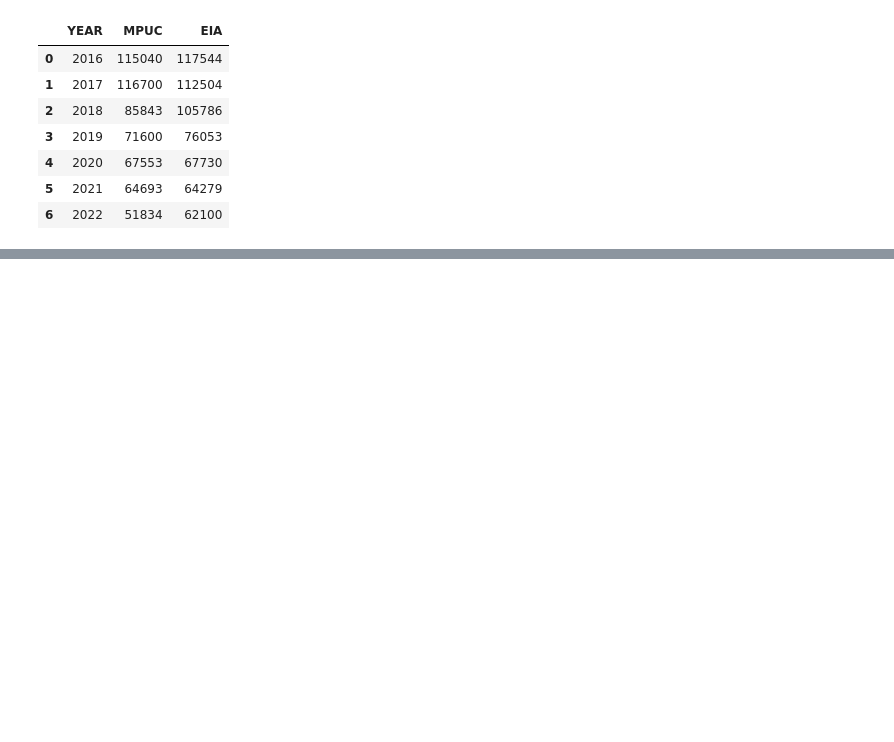
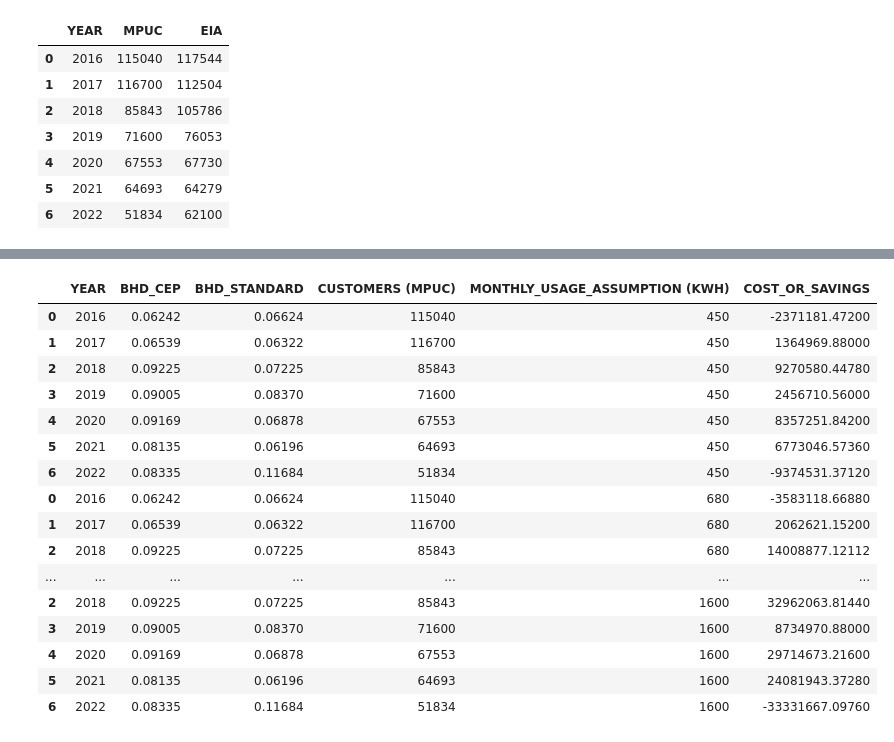
Before and after one commit to darrenfishell/data-projects, a Jupyter notebook: CEPs/eda.ipynb, the cells around one changed output, grey strips where cells are left out. Cells and saved outputs as stored; diff of their text form; code cells hidden in the pictures; blank space fills up the shorter version.

Commit message:
Add usage analysis

```diff
--- a/CEPs/eda.ipynb
+++ b/CEPs/eda.ipynb
@@ -183,6 +188,8 @@ new_row = pd.DataFrame([rates_df.columns], columns=rates_df.columns)
 rates_df = pd.concat([new_row, rates_df], ignore_index=True)
 
 rates_df.columns = ['YEAR', 'CMP_STANDARD', 'CMP_CEP', 'BHD_STANDARD', 'BHD_CEP', 'MPS_STANDARD', 'MPS_CEP']
+
+all_rates_df = rates_df.applymap(lambda x: pd.to_numeric(str(x).replace('$', ''), errors='coerce'))
 
 rates_df = rates_df.drop(columns=rates_df.columns[-2:])
 
@@ -282,0 +266,41 @@ dtype: float64
+# %%
+scenarios = np.linspace(450, 1600, 6, dtype=int)
+
+rate_diff = all_rates_df['BHD_CEP'] - all_rates_df['BHD_STANDARD']
+
+collector = []
+
+for scenario in scenarios:
+    saving_scenario = cust_df['MPUC'] * scenario * 12 * rate_diff
+
+    saving_df = pd.DataFrame()
+    saving_df['YEAR'] = cust_df['YEAR']
+    saving_df['BHD_CEP'] = all_rates_df['BHD_CEP']
+    saving_df['BHD_STANDARD'] = all_rates_df['BHD_STANDARD']
+    saving_df['CUSTOMERS (MPUC)'] = cust_df['MPUC']
+    saving_df['MONTHLY_USAGE_ASSUMPTION (KWH)'] = scenario
+    saving_df['COST_OR_SAVINGS'] = saving_scenario
+    saving_df = saving_df[~saving_df['COST_OR_SAVINGS'].isna()]
+    collector.append(saving_df)
+
+scenario_df = pd.concat(collector)
+scenario_df.to_csv('CEP_SAVING_SCENARIOS.csv', index=False)
+scenario_df
+# %% [output]
+|  | YEAR | BHD_CEP | BHD_STANDARD | CUSTOMERS (MPUC) | MONTHLY_USAGE_ASSUMPTION (KWH) | COST_OR_SAVINGS |
+| 0 | 2016 | 0.06242 | 0.06624 | 115040 | 450 | -2371181.47200 |
+| 1 | 2017 | 0.06539 | 0.06322 | 116700 | 450 | 1364969.88000 |
+| 2 | 2018 | 0.09225 | 0.07225 | 85843 | 450 | 9270580.44780 |
+| 3 | 2019 | 0.09005 | 0.08370 | 71600 | 450 | 2456710.56000 |
+| 4 | 2020 | 0.09169 | 0.06878 | 67553 | 450 | 8357251.84200 |
+| 5 | 2021 | 0.08135 | 0.06196 | 64693 | 450 | 6773046.57360 |
+| 6 | 2022 | 0.08335 | 0.11684 | 51834 | 450 | -9374531.37120 |
+| 0 | 2016 | 0.06242 | 0.06624 | 115040 | 680 | -3583118.66880 |
+| 1 | 2017 | 0.06539 | 0.06322 | 116700 | 680 | 2062621.15200 |
+| 2 | 2018 | 0.09225 | 0.07225 | 85843 | 680 | 14008877.12112 |
+| ... | ... | ... | ... | ... | ... | ... |
+| 2 | 2018 | 0.09225 | 0.07225 | 85843 | 1600 | 32962063.81440 |
+| 3 | 2019 | 0.09005 | 0.08370 | 71600 | 1600 | 8734970.88000 |
+| 4 | 2020 | 0.09169 | 0.06878 | 67553 | 1600 | 29714673.21600 |
+| 5 | 2021 | 0.08135 | 0.06196 | 64693 | 1600 | 24081943.37280 |
+| 6 | 2022 | 0.08335 | 0.11684 | 51834 | 1600 | -33331667.09760 |
```
Also changed, not shown: parts of 6 cells of this notebook, 1 other file.
